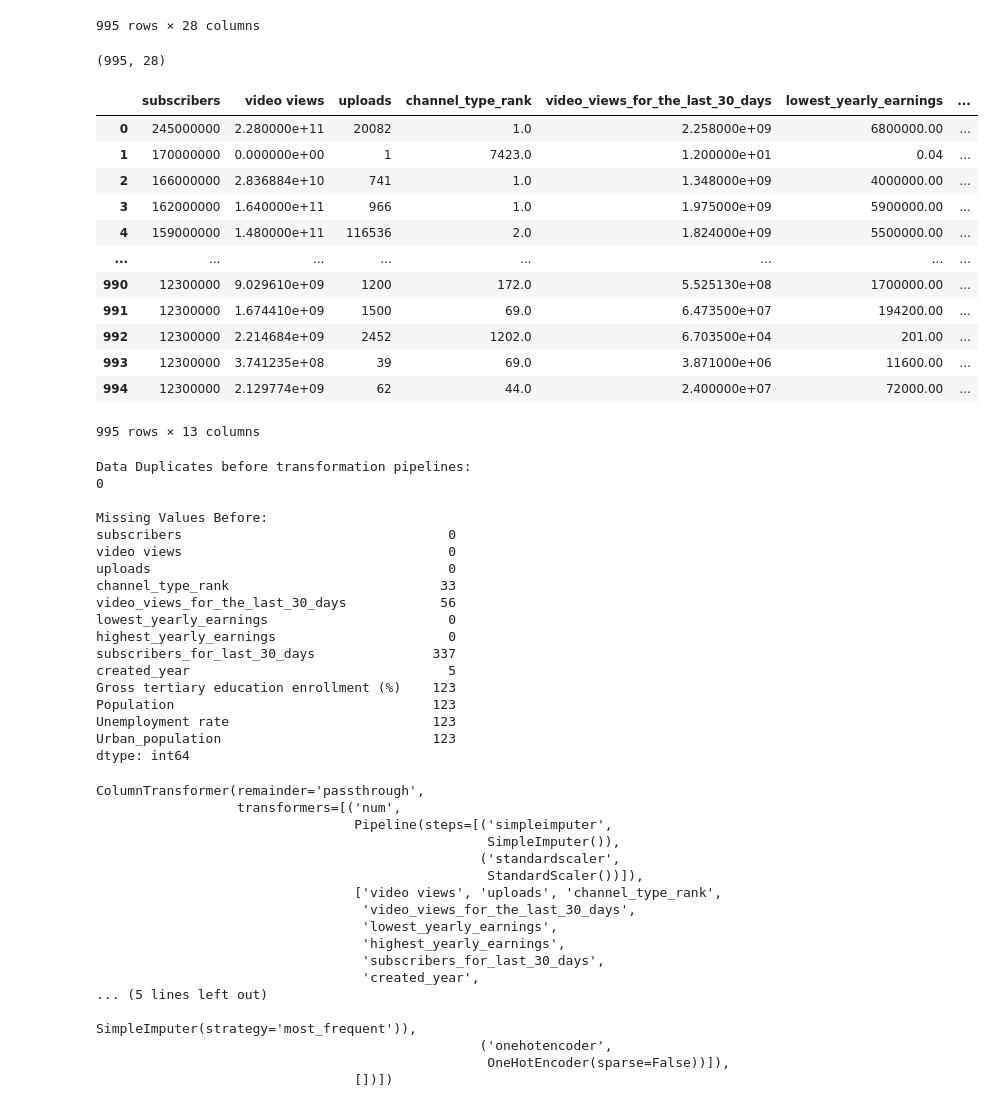
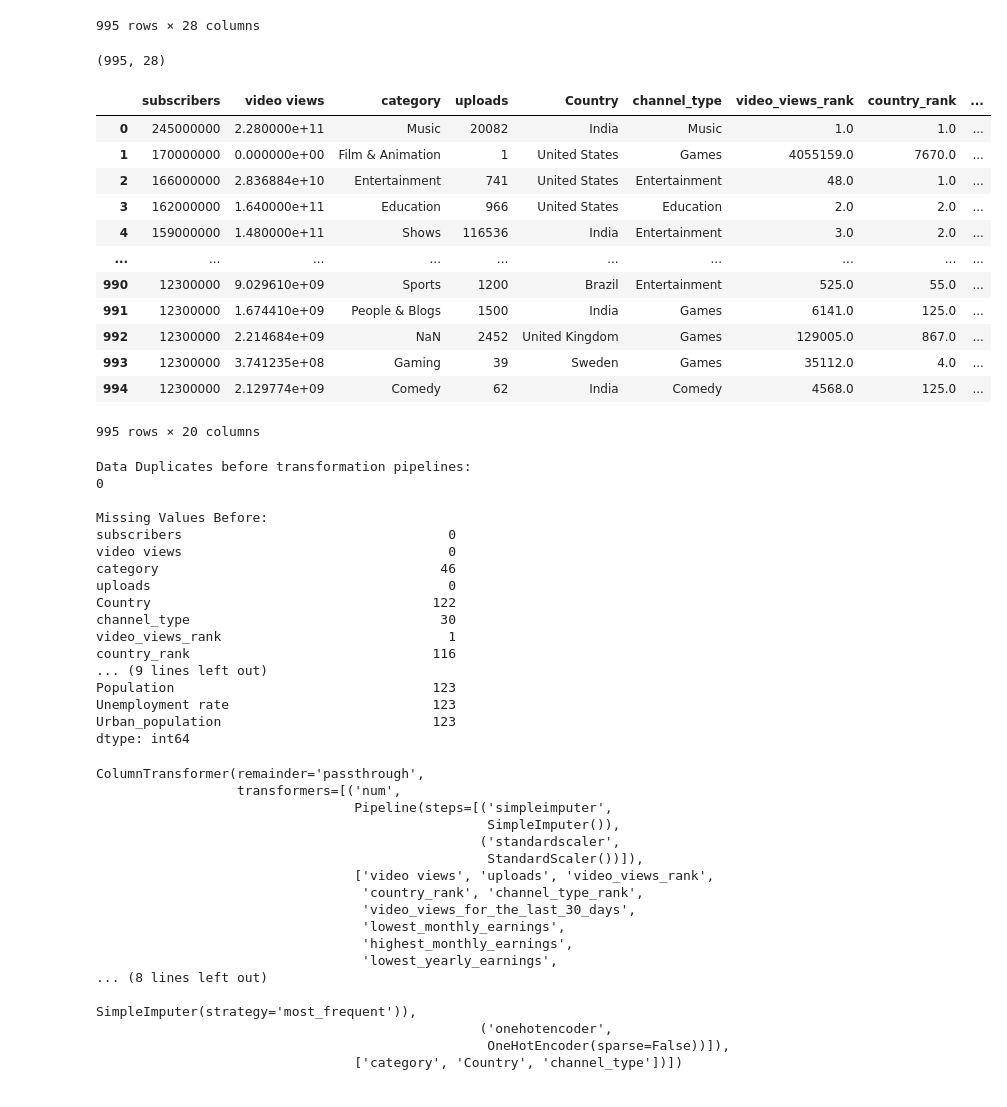
Before and after one commit to Vishek12/EECS-3401-Project, a Jupyter notebook: YouTube_Ranker.ipynb, the cells around one changed output. Saved outputs shown, nothing was run; the diff lists cells and outputs as text; code cells hidden in the pictures.

```diff
--- a/YouTube_Ranker.ipynb
+++ b/YouTube_Ranker.ipynb
@@ -40,27 +40,26 @@ youtube_data
 # %%
 # Display the shape of the DataFrame before unimportant dropping columns
 print(youtube_data.shape)
 
-columns_to_drop = ['Title', 'Abbreviation', 'created_month', 'rank', 'created_date', 'Latitude', 'Longitude', 'Youtuber', 'video_views_rank', 'channel_type', 'country_rank', 'Country', 'category', 'lowest_monthly_earnings', 'highest_monthly_earnings']
+columns_to_drop = ['Title', 'Abbreviation', 'created_month', 'rank', 'created_date', 'Latitude', 'Longitude', 'Youtuber' ]
 youtube_data = youtube_data.drop(columns=columns_to_drop)
-
 #Display the truncated data
 youtube_data
 # %% [output]
 (995, 28)
-|  | subscribers | video views | uploads | channel_type_rank | video_views_for_the_last_30_days | lowest_yearly_earnings | ... |
-| 0 | 245000000 | 2.280000e+11 | 20082 | 1.0 | 2.258000e+09 | 6800000.00 | ... |
-| 1 | 170000000 | 0.000000e+00 | 1 | 7423.0 | 1.200000e+01 | 0.04 | ... |
-| 2 | 166000000 | 2.836884e+10 | 741 | 1.0 | 1.348000e+09 | 4000000.00 | ... |
-| 3 | 162000000 | 1.640000e+11 | 966 | 1.0 | 1.975000e+09 | 5900000.00 | ... |
-| 4 | 159000000 | 1.480000e+11 | 116536 | 2.0 | 1.824000e+09 | 5500000.00 | ... |
-| ... | ... | ... | ... | ... | ... | ... | ... |
-| 990 | 12300000 | 9.029610e+09 | 1200 | 172.0 | 5.525130e+08 | 1700000.00 | ... |
-| 991 | 12300000 | 1.674410e+09 | 1500 | 69.0 | 6.473500e+07 | 194200.00 | ... |
-| 992 | 12300000 | 2.214684e+09 | 2452 | 1202.0 | 6.703500e+04 | 201.00 | ... |
-| 993 | 12300000 | 3.741235e+08 | 39 | 69.0 | 3.871000e+06 | 11600.00 | ... |
-| 994 | 12300000 | 2.129774e+09 | 62 | 44.0 | 2.400000e+07 | 72000.00 | ... |
+|  | subscribers | video views | category | uploads | Country | channel_type | video_views_rank | country_rank | ... |
+| 0 | 245000000 | 2.280000e+11 | Music | 20082 | India | Music | 1.0 | 1.0 | ... |
+| 1 | 170000000 | 0.000000e+00 | Film & Animation | 1 | United States | Games | 4055159.0 | 7670.0 | ... |
+| 2 | 166000000 | 2.836884e+10 | Entertainment | 741 | United States | Entertainment | 48.0 | 1.0 | ... |
+| 3 | 162000000 | 1.640000e+11 | Education | 966 | United States | Education | 2.0 | 2.0 | ... |
+| 4 | 159000000 | 1.480000e+11 | Shows | 116536 | India | Entertainment | 3.0 | 2.0 | ... |
+| ... | ... | ... | ... | ... | ... | ... | ... | ... | ... |
+| 990 | 12300000 | 9.029610e+09 | Sports | 1200 | Brazil | Entertainment | 525.0 | 55.0 | ... |
+| 991 | 12300000 | 1.674410e+09 | People & Blogs | 1500 | India | Games | 6141.0 | 125.0 | ... |
+| 992 | 12300000 | 2.214684e+09 | NaN | 2452 | United Kingdom | Games | 129005.0 | 867.0 | ... |
+| 993 | 12300000 | 3.741235e+08 | Gaming | 39 | Sweden | Games | 35112.0 | 4.0 | ... |
+| 994 | 12300000 | 2.129774e+09 | Comedy | 62 | India | Comedy | 4568.0 | 125.0 | ... |
-995 rows × 13 columns
+995 rows × 20 columns
 # %%
 #Pipeline the data so that we can remove duplicate rows and fill empty values
 
@@ -130,14 +129,13 @@ Data Duplicates before transformation pipelines:
 Missing Values Before:
 subscribers                                  0
 video views                                  0
+category                                    46
 uploads                                      0
-channel_type_rank                           33
-video_views_for_the_last_30_days            56
-lowest_yearly_earnings                       0
-highest_yearly_earnings                      0
-subscribers_for_last_30_days               337
-created_year                                 5
-Gross tertiary education enrollment (%)    123
+Country                                    122
+channel_type                                30
+video_views_rank                             1
+country_rank                               116
+... (9 lines left out)
 Population                                 123
 Unemployment rate                          123
 Urban_population                           123
@@ -148,17 +146,17 @@ ColumnTransformer(remainder='passthrough',
                                                   SimpleImputer()),
                                                  ('standardscaler',
                                                   StandardScaler())]),
-                                 ['video views', 'uploads', 'channel_type_rank',
+                                 ['video views', 'uploads', 'video_views_rank',
+                                  'country_rank', 'channel_type_rank',
                                   'video_views_for_the_last_30_days',
+                                  'lowest_monthly_earnings',
+                                  'highest_monthly_earnings',
                                   'lowest_yearly_earnings',
-                                  'highest_yearly_earnings',
-                                  'subscribers_for_last_30_days',
-                                  'created_year',
-... (5 lines left out)
+... (8 lines left out)
                                                   SimpleImputer(strategy='most_frequent')),
                                                  ('onehotencoder',
                                                   OneHotEncoder(sparse=False))]),
-                                 [])])
+                                 ['category', 'Country', 'channel_type'])])
 # %%
 # Running our data through the pipeline
 youtube_prepped = preprocessing.fit_transform(youtube_data)
```
Also changed, not shown: parts of 2 cells of this notebook.
